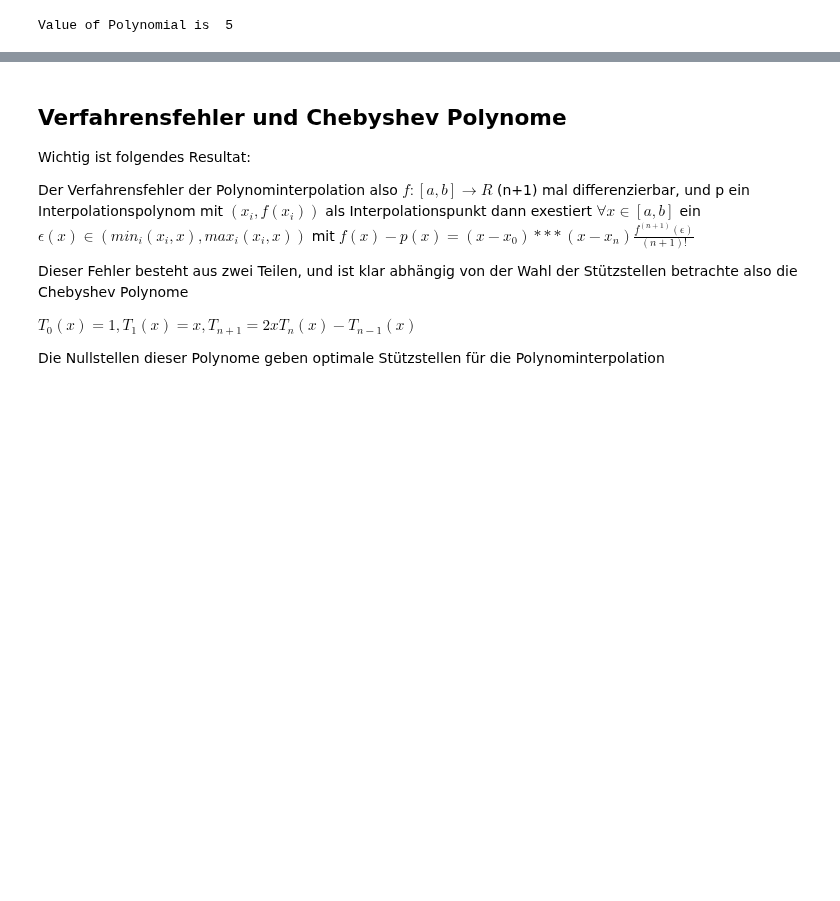
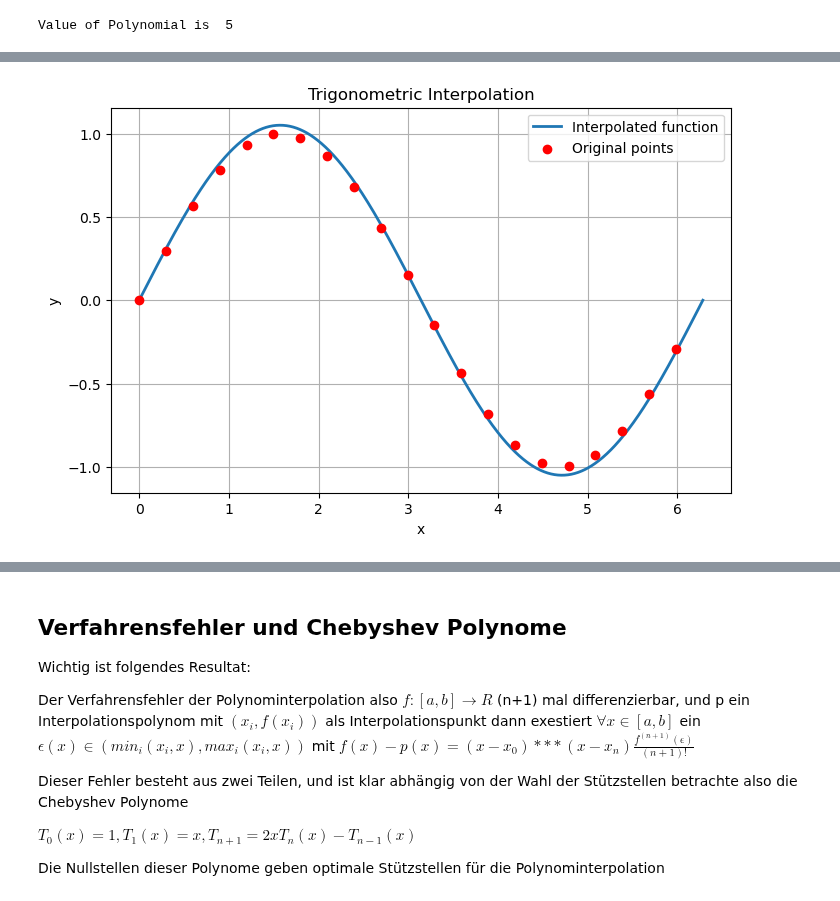
Before and after one commit to LukasMeinschad/Studium, a Jupyter notebook: Mathe/Numerik/VO/polynomial_interpolation.ipynb, the cells around one changed output, grey strips where cells are left out. Drawn from its saved outputs; the diff is of its cells as text; code cells hidden in the pictures; blank space fills up the shorter version.

```diff
--- a/Mathe/Numerik/VO/polynomial_interpolation.ipynb
+++ b/Mathe/Numerik/VO/polynomial_interpolation.ipynb
@@ -100,0 +220,43 @@ Value of Polynomial is  5
+# %%
+
+import numpy as np
+import matplotlib.pyplot as plt
+
+def trig_interpolation(x_values, y_values, x_interp):
+    N = len(x_values) - 1
+    assert N % 2 == 0, "N must be even"
+
+    # Compute the z_k Values by applying Fourier Transform to y and normalize
+    z_k = np.fft.fft(y_values) / N
+
+    p_N = np.zeros_like(x_interp, dtype=complex)
+
+    half_N = N // 2
+
+    for k in range(-half_N, half_N + 1):
+        p_N += z_k[k] * np.exp(1j * k * x_interp)
+
+    return np.real(p_N)
+
+N = 20
+x_values = np.linspace(0, 2 * np.pi, N + 1, endpoint=False)  # Equidistant points in [0, 2π)
+y_values = np.sin(x_values)
+
+
+x_interp = np.linspace(0, 2 * np.pi, 1000)
+
+# Perform trigonometric interpolation
+y_interp = trig_interpolation(x_values, y_values, x_interp)
+
+# Plot the original points and the interpolated function
+plt.figure(figsize=(8, 5))
+plt.plot(x_interp, y_interp, label="Interpolated function", lw=2)
+plt.scatter(x_values, y_values, color='red', zorder=5, label="Original points")
+plt.title("Trigonometric Interpolation")
+plt.xlabel("x")
+plt.ylabel("y")
+plt.legend()
+plt.grid(True)
+plt.show()
+# %% [output]
+[figure, added]
```
Also changed, not shown: parts of 18 cells of this notebook, 41 other files.
